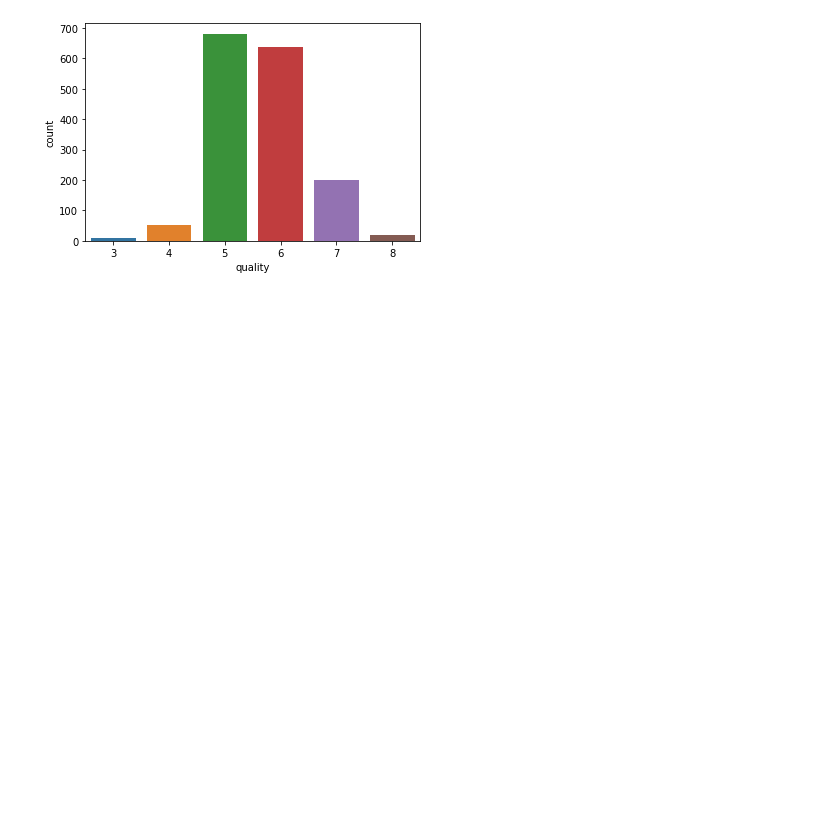
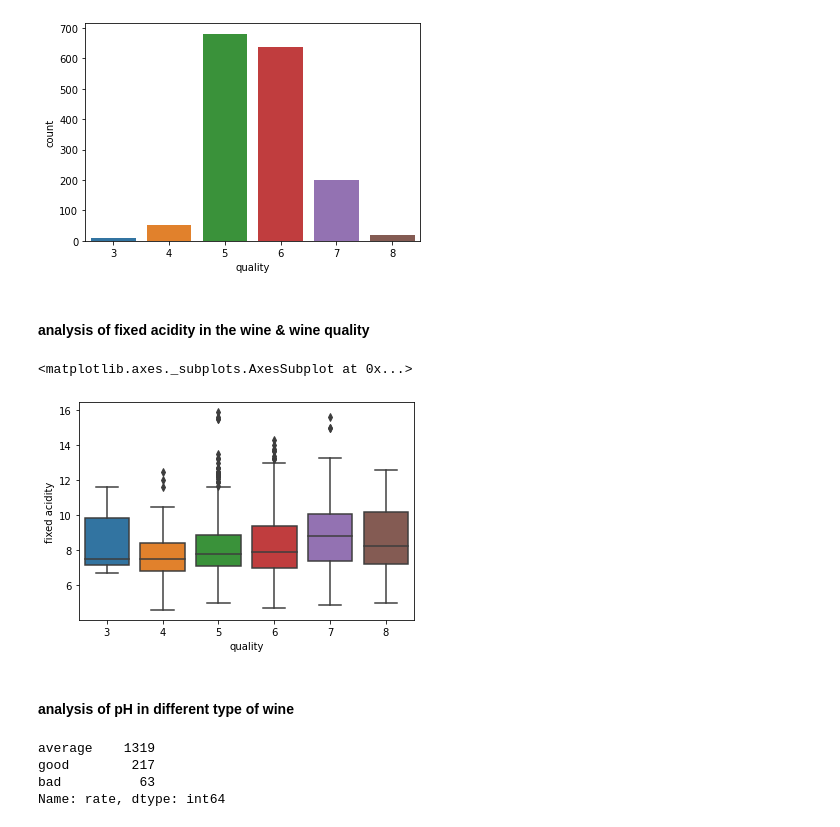
Before and after one commit to AbdielNie/wineQuality, a Jupyter notebook: wineQuality.ipynb, the cells around one changed output. Saved outputs shown, nothing was run; the diff lists cells and outputs as text; code cells hidden in the pictures; blank space fills up the shorter version.

```diff
--- a/wineQuality.ipynb
+++ b/wineQuality.ipynb
@@ -76,3 +76,23 @@ sns.countplot(x= 'quality', data = dataset)
 # %% [output]
 <matplotlib.axes._subplots.AxesSubplot at 0x...>
 [figure]
+# %% [markdown]
+#### analysis of fixed acidity in the wine & wine quality
+# %%
+sns.boxplot(dataset['quality'],dataset['fixed acidity'])
+# %% [output]
+<matplotlib.axes._subplots.AxesSubplot at 0x...>
+[figure, added]
+# %% [markdown]
+#### analysis of pH in different type of wine
+# %%
+rate = ['good','bad']
+condition = [(dataset['quality'] > 6),
+            (dataset['quality'] < 5)]
+dataset['rate'] = np.select(condition, rate, default='average')
+dataset.rate.value_counts()
+# %% [output]
+average    1319
+good        217
+bad          63
+Name: rate, dtype: int64
```
Also changed, not shown: parts of 4 cells of this notebook.
